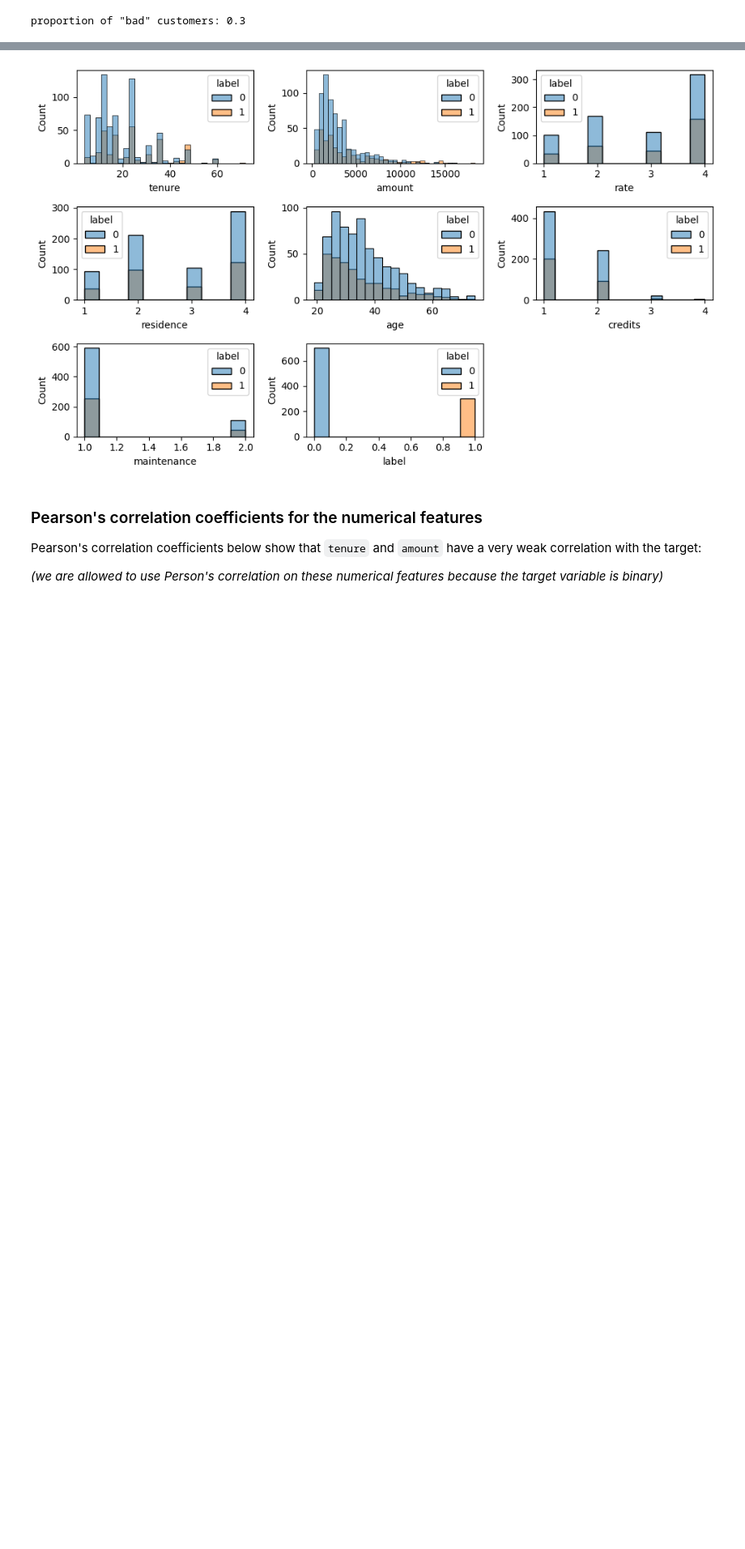
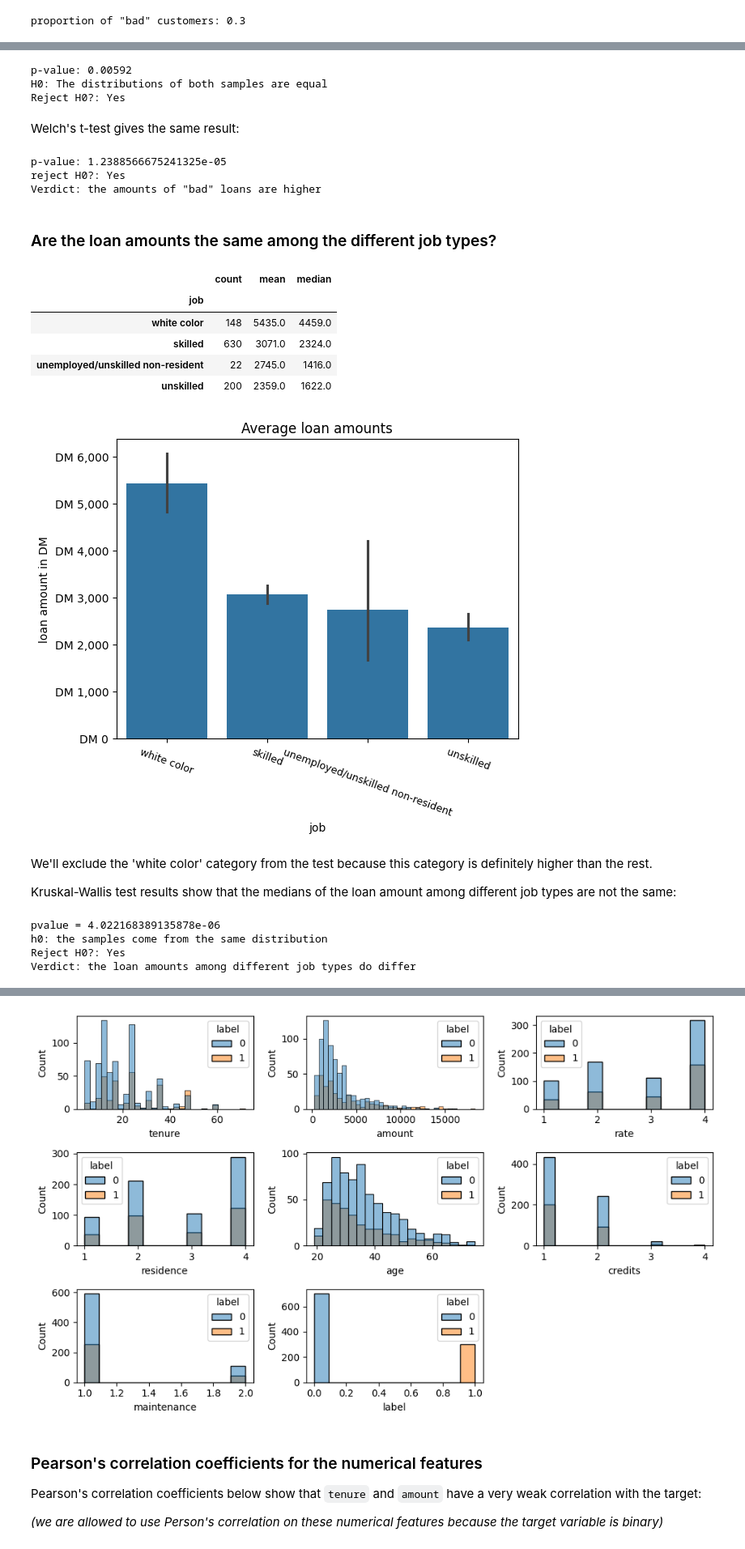
Before and after one commit to leztien/portfolio-project-classification-for-german-credit-database, a Jupyter notebook: exploratory_data_analysis.ipynb, the cells around one changed output, grey strips where cells are left out. Shown at 81% size. Cells and saved outputs as stored; diff of their text form; code cells hidden in the pictures; blank space fills up the shorter version.

```diff
--- a/exploratory_data_analysis.ipynb
+++ b/exploratory_data_analysis.ipynb
@@ -293,0 +616,64 @@ proportion of "bad" customers: 0.3
+# %%
+sample1 = df.loc[df['label']==0, 'amount']
+sample2 = df.loc[df['label']==1, 'amount']
+
+alpha = 0.05
+statistic, pvalue = stats.mannwhitneyu(sample1, sample2)
+
+print("p-value:", round(pvalue, 5))
+print("H0: The distributions of both samples are equal")
+print(f"Reject H0?: {'Yes' if pvalue < alpha else 'No'}")
+# %% [output]
+p-value: 0.00592
+H0: The distributions of both samples are equal
+Reject H0?: Yes
+# %% [markdown]
+Welch's t-test gives the same result:
+# %%
+t, pvalue = stats.ttest_ind(sample1, sample2, equal_var=False, alternative='less')
+print("p-value:", pvalue)
+print(f"Reject H0?: {'Yes' if pvalue < alpha else 'No'}")
+print('Verdict: the amounts of "bad" loans are higher')
+# %% [output]
+p-value: 1.2388566675241325e-05
+reject H0?: Yes
+Verdict: the amounts of "bad" loans are higher
+# %% [markdown]
+### Are the loan amounts the same among the different job types?
+# %%
+data = df[['job', 'amount']].groupby('job').agg(['count', 'mean', 'median']).droplevel(level=0, axis=1).round().sort_values('mean', ascending=False)
+
+ax = sns.barplot(df, x='job', y='amount', order=data.index)
+ax.set_title("Average loan amounts")
+ax.set_ylabel("loan amount in DM")
+ax.set_xticks(list(range(4)), data.index, rotation=-20, fontsize=9)
+ax.yaxis.set_major_formatter(StrMethodFormatter("DM {x:,.0f}"))
+
+data
+# %% [output]
+|  | count | mean | median |
+| job |  |  |  |
+| white color | 148 | 5435.0 | 4459.0 |
+| skilled | 630 | 3071.0 | 2324.0 |
+| unemployed/unskilled non-resident | 22 | 2745.0 | 1416.0 |
+| unskilled | 200 | 2359.0 | 1622.0 |
+[figure, added]
+# %% [markdown]
+We'll exclude the 'white color' category from the test because this category is definitely higher than the rest.
+
+Kruskal-Wallis test results show that the medians of the loan amount among different job types are not the same:
+# %%
+# get the 3 samples
+samples = df[['job', 'amount']].groupby('job').agg(list).values.ravel()[:-1]
+
+alpha = 0.05
+_, pvalue = kruskal(*samples)
+print(f"pvalue = {pvalue}")
+print("H0: the samples come from the same distribution")
+print(f"Reject H0?: {'Yes' if pvalue < alpha else 'No'}")
+print("Verdict: the loan amounts among different job types do differ")
+# %% [output]
+pvalue = 4.022168389135878e-06
+h0: the samples come from the same distribution
+Reject H0?: Yes
+Verdict: the loan amounts among different job types do differ
```
Also changed, not shown: parts of 77 cells of this notebook, 2 other files.
